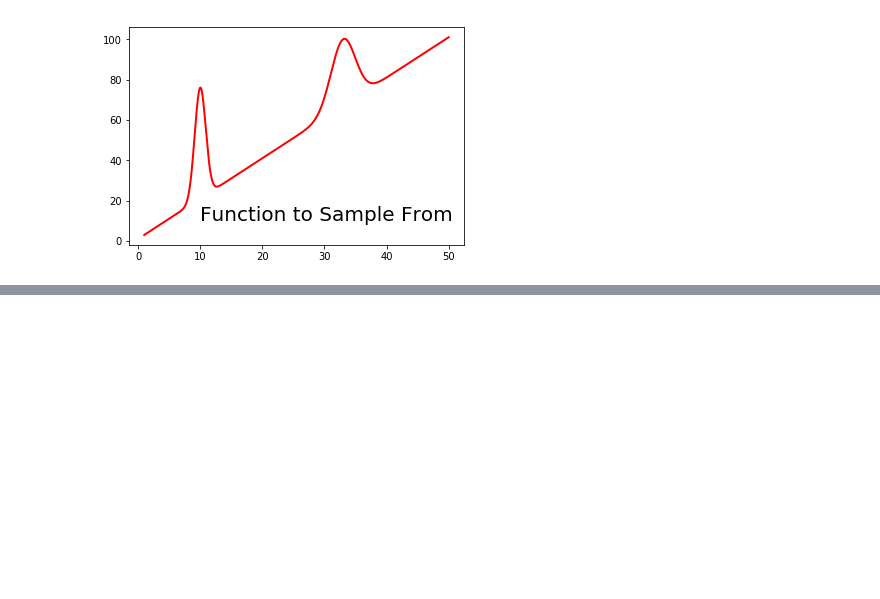
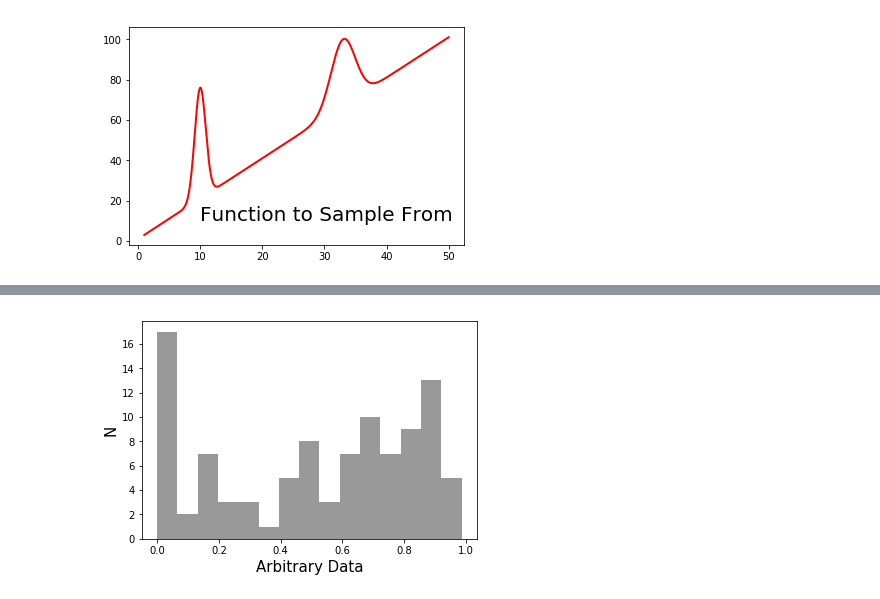
Before and after one commit to robbassett/cdf_sampler, a Jupyter notebook: CDF_sampler_exampples.ipynb, the cells around one changed output, grey strips where cells are left out. Saved outputs shown, nothing was run; the diff lists cells and outputs as text; code cells hidden in the pictures; blank space fills up the shorter version.

```diff
--- a/CDF_sampler_exampples.ipynb
+++ b/CDF_sampler_exampples.ipynb
@@ -65,0 +120,12 @@ plt.show()
+# %%
+test_data = np.load('z3p5_100tau.npy')
+t911      = np.exp((-1.)*test_data[:,140])
+
+f  = plt.figure()
+ax = f.add_subplot(111)
+ax.hist(t911,bins=15,histtype='stepfilled',color='k',lw=3,alpha=.4)
+ax.set_xlabel('Arbitrary Data',fontsize=15)
+ax.set_ylabel('N',fontsize=15)
+plt.show()
+# %% [output]
+[figure, added]
```
Also changed, not shown: parts of 13 cells of this notebook.
